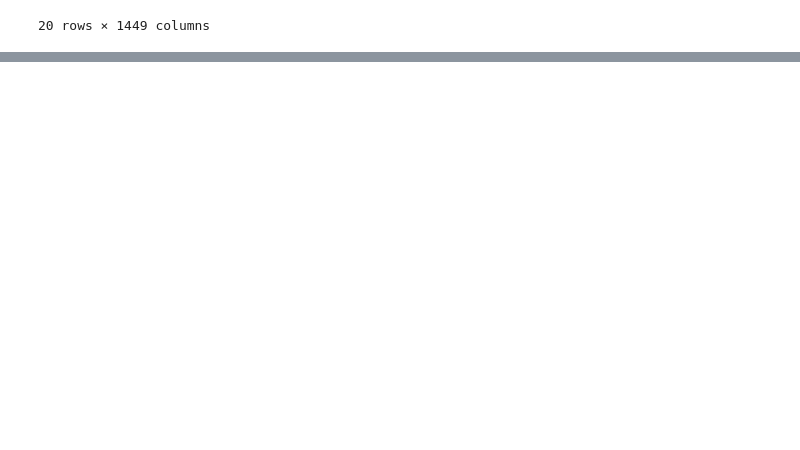
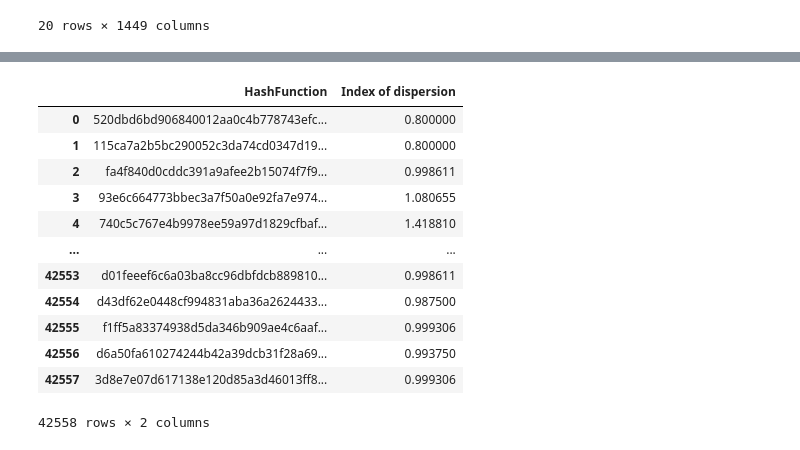
Before and after one commit to robinsonf214/Analisis_CVR, a Jupyter notebook: Preguntas.ipynb, the cells around one changed output, grey strips where cells are left out. Saved outputs shown, nothing was run; the diff lists cells and outputs as text; code cells hidden in the pictures; blank space fills up the shorter version.

Commit message:
indice de dispersion

```diff
--- a/Preguntas.ipynb
+++ b/Preguntas.ipynb
@@ -1057,0 +1060,12 @@ dia_hashApp_funciones_tops
+# %%
+#Indice de dispersion
+D = lambda x: np.var(x) / np.mean(x) #zz* 100
+# %%
+dia = pd.read_csv("invocations_per_function_md.anon.d05.csv")
+dia.drop(['HashApp', 'HashOwner'], axis = 1, inplace=True)
+descartar = pd.read_csv("indexDescartar.csv")
+descartar = list(descartar.indexDescartar)
+dia=dia[~dia.index.isin(descartar)]
+
+dia.set_index('HashFunction',inplace=True)
+dia
@@ -1057,0 +1087,22 @@ dia_hashApp_funciones_tops
+# %%
+#para todas las funciones
+dia_D = dia.drop(['Trigger'], axis = 1).apply(D,axis=1)
+funciones_D= pd.concat([dia_D], axis=1, keys=['Index of dispersion'])
+funciones_D.insert(0, "HashFunction", funciones_D.index)
+funciones_D.reset_index(drop=True, inplace = True)
+funciones_D.to_csv("Indice_Dispersion.csv",index=False)
+funciones_D
+# %% [output]
+|  | HashFunction | Index of dispersion |
+| 0 | 520dbd6bd906840012aa0c4b778743efc... | 0.800000 |
+| 1 | 115ca7a2b5bc290052c3da74cd0347d19... | 0.800000 |
+| 2 | fa4f840d0cddc391a9afee2b15074f7f9... | 0.998611 |
+| 3 | 93e6c664773bbec3a7f50a0e92fa7e974... | 1.080655 |
+| 4 | 740c5c767e4b9978ee59a97d1829cfbaf... | 1.418810 |
+| ... | ... | ... |
+| 42553 | d01feeef6c6a03ba8cc96dbfdcb889810... | 0.998611 |
+| 42554 | d43df62e0448cf994831aba36a2624433... | 0.987500 |
+| 42555 | f1ff5a83374938d5da346b909ae4c6aaf... | 0.999306 |
+| 42556 | d6a50fa610274244b42a39dcb31f28a69... | 0.993750 |
+| 42557 | 3d8e7e07d617138e120d85a3d46013ff8... | 0.999306 |
+42558 rows × 2 columns
```
Also changed, not shown: parts of 6 cells of this notebook.
